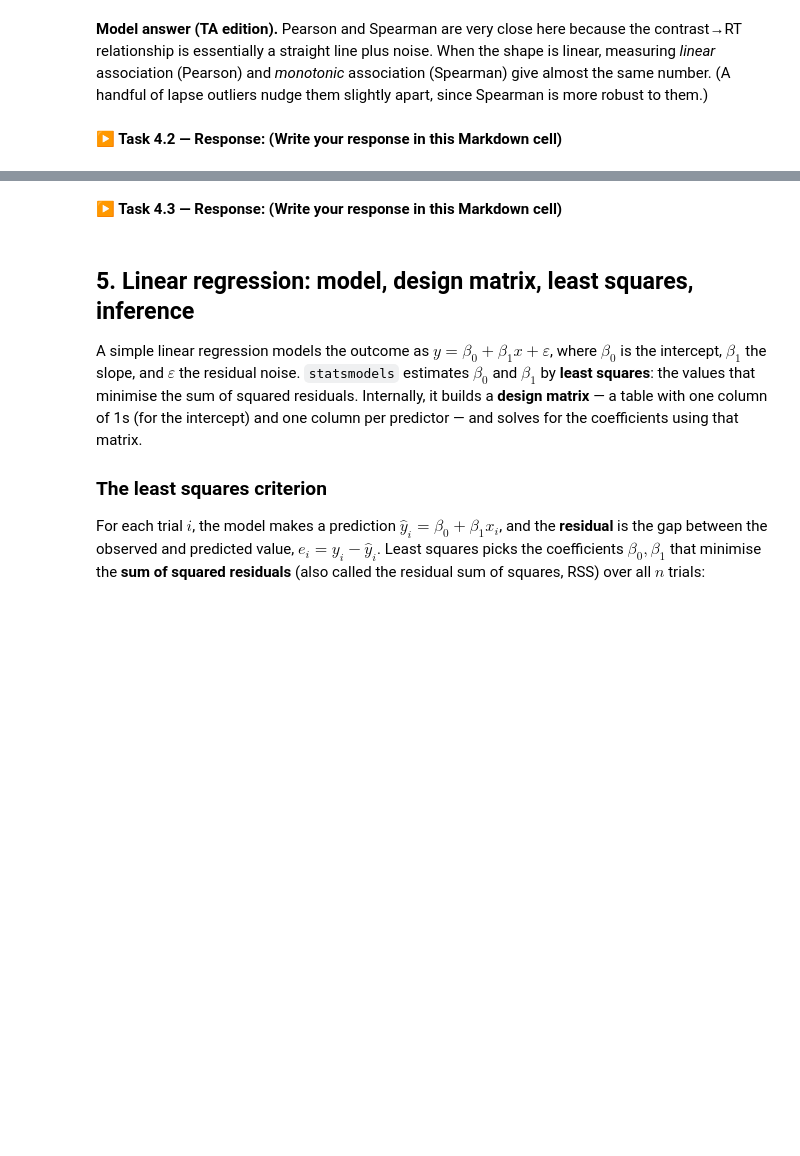
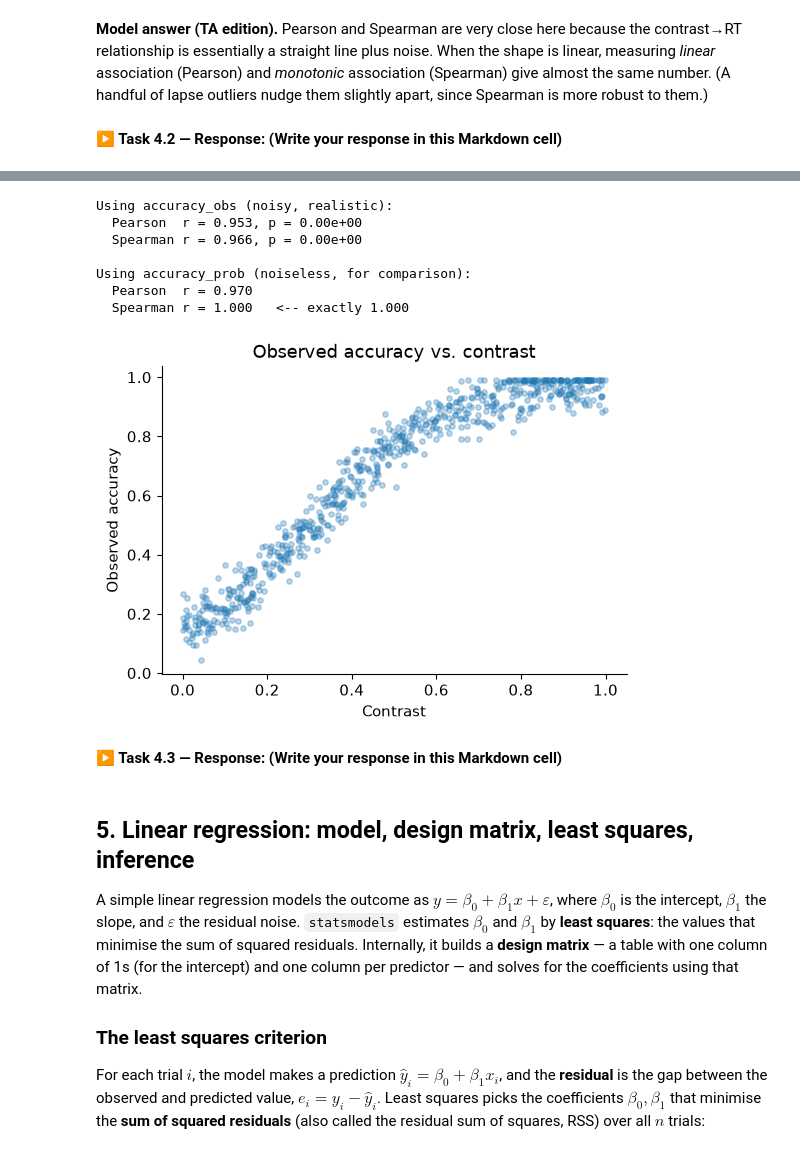
Before and after one commit to gmatteuc/QMN_course_2026, a Jupyter notebook: notebooks/07_regression_TA.ipynb, the cells around one changed output, grey strips where cells are left out. Drawn from its saved outputs; the diff is of its cells as text; code cells hidden in the pictures; blank space fills up the shorter version.

Commit message:
feat: notebooks empirical accuracy adjusted

```diff
--- a/notebooks/07_regression_TA.ipynb
+++ b/notebooks/07_regression_TA.ipynb
@@ -119,10 +123,13 @@ lapse_idx = np.random.choice(n, size=int(0.03 * n), replace=False)
 reaction_time[lapse_idx] += np.random.uniform(0.5, 1.5, size=len(lapse_idx))
 reaction_time = np.clip(reaction_time, 0.15, None)
 
-# Choice accuracy: a LATENT sigmoidal (nonlinear) probability, and the OBSERVABLE 0/1 outcome
+# Choice accuracy: a sigmoidal (nonlinear) function of contrast, PLUS trial-to-trial
+# fluctuation in attention/arousal, so performance is not a perfect function of contrast.
 logit = 6 * (contrast - 0.3)
-accuracy_prob = 1 / (1 + np.exp(-logit))          # latent probability (never observed in real data)
-correct_choice = np.random.binomial(1, accuracy_prob)  # observable outcome we actually record
+accuracy_prob = 1 / (1 + np.exp(-logit))                   # noiseless sigmoid (the "ideal" psychometric curve)
+attention_noise = np.random.normal(0, 0.05, n)             # fluctuating attentional state
+accuracy_obs = np.clip(accuracy_prob + attention_noise, 0.01, 0.99)  # observed accuracy, with a ceiling
+correct_choice = np.random.binomial(1, accuracy_obs)       # the 0/1 outcome recorded on each trial
 
 # Circular variable: stimulus orientation and a noisy response estimate
 stim_angle = np.random.uniform(0, 360, n)
@@ -135,6 +142,7 @@ df = pd.DataFrame({
     "contrast": contrast,
     "reaction_time": reaction_time,
     "accuracy_prob": accuracy_prob,
+    "accuracy_obs": accuracy_obs,
     "correct_choice": correct_choice,
     "stim_angle": stim_angle,
     "response_angle": response_angle,
@@ -281,24 +301,42 @@ print(f"Spearman r = {r_spearman:.3f}, p = {p_spearman:.2e}")
 # %%
 # Solution 4.3
-xc = acc_binned["contrast_center"].values
-ya = acc_binned["empirical_accuracy"].values
+# --- The realistic, noisy observable
+r_p, p_p = stats.pearsonr(df["contrast"], df["accuracy_obs"])
+r_s, p_s = stats.spearmanr(df["contrast"], df["accuracy_obs"])
+print("Using accuracy_obs (noisy, realistic):")
+print(f"  Pearson  r = {r_p:.3f}, p = {p_p:.2e}")
+print(f"  Spearman r = {r_s:.3f}, p = {p_s:.2e}")
 
-r_p, p_p = stats.pearsonr(xc, ya)
-r_s, p_s = stats.spearmanr(xc, ya)
-print(f"Pearson  r = {r_p:.3f}, p = {p_p:.2e}")
-print(f"Spearman r = {r_s:.3f}, p = {p_s:.2e}")
+# --- The noiseless sigmoid, for comparison only
+r_p2, _ = stats.pearsonr(df["contrast"], df["accuracy_prob"])
+r_s2, _ = stats.spearmanr(df["contrast"], df["accuracy_prob"])
+print("\nUsing accuracy_prob (noiseless, for comparison):")
+print(f"  Pearson  r = {r_p2:.3f}")
+print(f"  Spearman r = {r_s2:.3f}   <-- exactly 1.000")
 
 fig, ax = plt.subplots()
-ax.scatter(xc, ya, s=30)
-ax.set_xlabel("Contrast (bin centre)")
-ax.set_ylabel("Empirical accuracy")
-ax.set_title("Empirical accuracy vs. contrast (binned)")
+ax.scatter(df["contrast"], df["accuracy_obs"], alpha=0.3, s=15)
+ax.set_xlabel("Contrast")
+ax.set_ylabel("Observed accuracy")
+ax.set_title("Observed accuracy vs. contrast")
 plt.show()
-# Empirical accuracy rises monotonically with contrast but saturates near 1 -- an S-shaped,
-# nonlinear trend. Spearman (rank-based) therefore reflects the monotonic relationship at
-# least as strongly as Pearson, which can slightly understate it because of the curvature and
-# ceiling. Unlike the latent accuracy_prob, this observable is noisy, so Spearman is high but
-# NOT exactly 1.000.
+# accuracy_obs rises monotonically with contrast but flattens near 1 -- an S-shaped, nonlinear
+# trend. Spearman (rank-based) therefore captures the monotonic relationship slightly better
+# than Pearson, which understates it because of the curvature and the ceiling.
+#
+# accuracy_prob gives Spearman = 1.000 exactly, because it was BUILT as a strictly increasing
+# function of contrast with no noise. That number reflects the simulation code, not behaviour:
+# it says "this variable is a perfect function of contrast", which is true by construction and
+# would never occur in real data. Reporting it would be reporting an artefact.
+# %% [output]
+Using accuracy_obs (noisy, realistic):
+  Pearson  r = 0.953, p = 0.00e+00
+  Spearman r = 0.966, p = 0.00e+00
+
+Using accuracy_prob (noiseless, for comparison):
+  Pearson  r = 0.970
+  Spearman r = 1.000   <-- exactly 1.000
+[figure, added]
 # %% [markdown]
 **▶ Task 4.3 — Response: (Write your response in this Markdown cell)**
 # %% [markdown]
```
Also changed, not shown: parts of 37 cells of this notebook, 1 other file.
